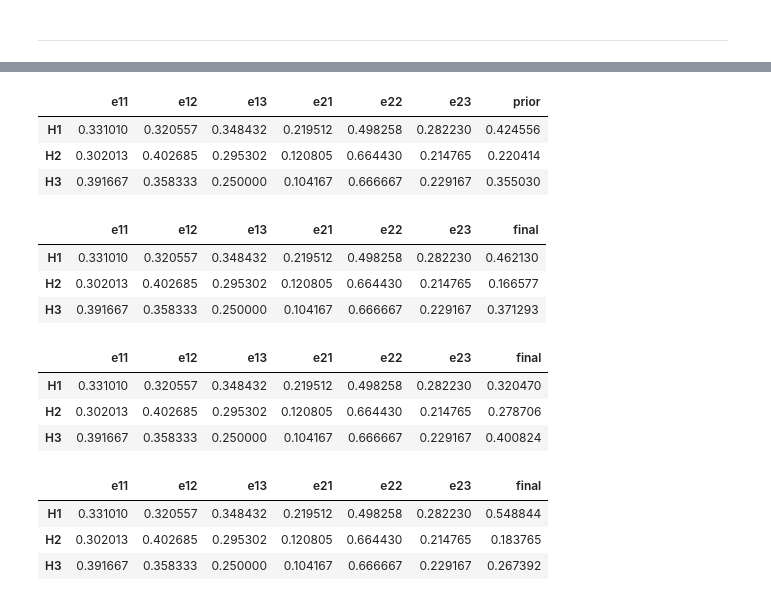
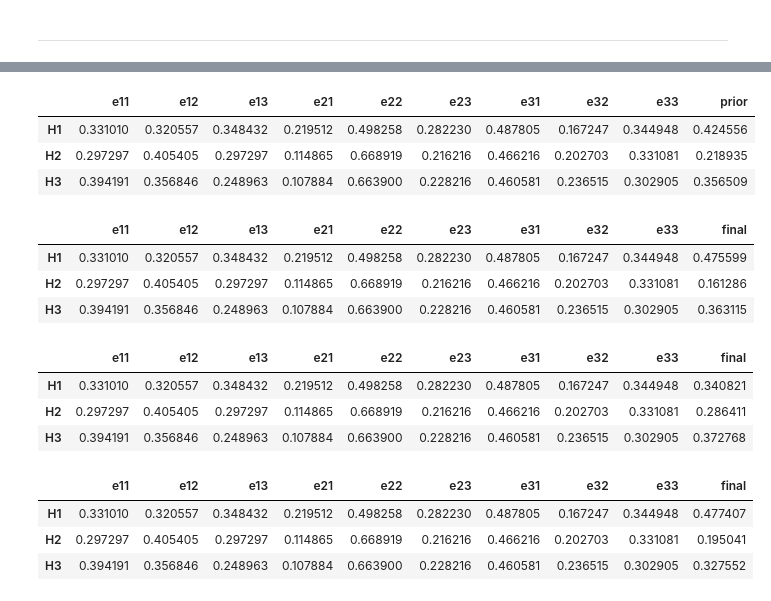
Before and after one commit to LRAbbade/bayes_table, a Jupyter notebook: bayes_table.ipynb, the cells around one changed output, grey strips where cells are left out. Drawn from its saved outputs; the diff is of its cells as text; code cells hidden in the pictures.

```diff
--- a/bayes_table.ipynb
+++ b/bayes_table.ipynb
@@ -142,4 +160,4 @@ for key in ['ibov', 'abev']:
 # %%
-df['return'] = df['abev'].shift(-3) / df['abev'] - 1
+df['return'] = df['abev_close'].shift(-3) / df['abev_close'] - 1
 df['y'] = df[f'return'].map(lambda v: -1 if v < -0.01 else 1 if v > 0.01 else 0)
 df = df.dropna()
@@ -145,0 +174,2 @@ df = df.dropna()
+# %%
+df['volume_per'] = df['abev_volume'] / df['abev_volume_ma']
@@ -145,0 +182,2 @@ df = df.dropna()
+# %%
+df['volume_signal'] = df['volume_per'].map(lambda v: -1 if v < 0.9 else 1 if v > 1.1 else 0)
@@ -171,7 +215,10 @@ def lambdas_for_h(h):
         p(df, 'abev_trend', 1, h),
         p(df, 'ibov_trend', -1, h),
         p(df, 'ibov_trend', 0, h),
-        p(df, 'ibov_trend', 1, h)
+        p(df, 'ibov_trend', 1, h),
+        p(df, 'volume_signal', -1, h),
+        p(df, 'volume_signal', 0, h),
+        p(df, 'volume_signal', 1, h)
     ]
 # %%
 lambdas = [
@@ -185,31 +232,31 @@ def prior(df, h):
 # %%
 priors = [prior(df, i) for i in [-1, 0, 1]]
 # %%
-table = BayesTable(lambdas, priors, 2)
+table = BayesTable(lambdas, priors, 3)
 table()
 # %% [output]
-|  | e11 | e12 | e13 | e21 | e22 | e23 | prior |
-| H1 | 0.331010 | 0.320557 | 0.348432 | 0.219512 | 0.498258 | 0.282230 | 0.424556 |
-| H2 | 0.302013 | 0.402685 | 0.295302 | 0.120805 | 0.664430 | 0.214765 | 0.220414 |
-| H3 | 0.391667 | 0.358333 | 0.250000 | 0.104167 | 0.666667 | 0.229167 | 0.355030 |
+|  | e11 | e12 | e13 | e21 | e22 | e23 | e31 | e32 | e33 | prior |
+| H1 | 0.331010 | 0.320557 | 0.348432 | 0.219512 | 0.498258 | 0.282230 | 0.487805 | 0.167247 | 0.344948 | 0.424556 |
+| H2 | 0.297297 | 0.405405 | 0.297297 | 0.114865 | 0.668919 | 0.216216 | 0.466216 | 0.202703 | 0.331081 | 0.218935 |
+| H3 | 0.394191 | 0.356846 | 0.248963 | 0.107884 | 0.663900 | 0.228216 | 0.460581 | 0.236515 | 0.302905 | 0.356509 |
 # %%
-table.evidences(['e11', 'e23'])
+table.evidences(['e11', 'e23', 'e31'])
 # %% [output]
-|  | e11 | e12 | e13 | e21 | e22 | e23 | final |
-| H1 | 0.331010 | 0.320557 | 0.348432 | 0.219512 | 0.498258 | 0.282230 | 0.462130 |
-| H2 | 0.302013 | 0.402685 | 0.295302 | 0.120805 | 0.664430 | 0.214765 | 0.166577 |
-| H3 | 0.391667 | 0.358333 | 0.250000 | 0.104167 | 0.666667 | 0.229167 | 0.371293 |
+|  | e11 | e12 | e13 | e21 | e22 | e23 | e31 | e32 | e33 | final |
+| H1 | 0.331010 | 0.320557 | 0.348432 | 0.219512 | 0.498258 | 0.282230 | 0.487805 | 0.167247 | 0.344948 | 0.475599 |
+| H2 | 0.297297 | 0.405405 | 0.297297 | 0.114865 | 0.668919 | 0.216216 | 0.466216 | 0.202703 | 0.331081 | 0.161286 |
+| H3 | 0.394191 | 0.356846 | 0.248963 | 0.107884 | 0.663900 | 0.228216 | 0.460581 | 0.236515 | 0.302905 | 0.363115 |
 # %%
-table.evidences(['e12', 'e22'])
+table.evidences(['e12', 'e22', 'e33'])
 # %% [output]
-|  | e11 | e12 | e13 | e21 | e22 | e23 | final |
-| H1 | 0.331010 | 0.320557 | 0.348432 | 0.219512 | 0.498258 | 0.282230 | 0.320470 |
-| H2 | 0.302013 | 0.402685 | 0.295302 | 0.120805 | 0.664430 | 0.214765 | 0.278706 |
-| H3 | 0.391667 | 0.358333 | 0.250000 | 0.104167 | 0.666667 | 0.229167 | 0.400824 |
+|  | e11 | e12 | e13 | e21 | e22 | e23 | e31 | e32 | e33 | final |
+| H1 | 0.331010 | 0.320557 | 0.348432 | 0.219512 | 0.498258 | 0.282230 | 0.487805 | 0.167247 | 0.344948 | 0.340821 |
+| H2 | 0.297297 | 0.405405 | 0.297297 | 0.114865 | 0.668919 | 0.216216 | 0.466216 | 0.202703 | 0.331081 | 0.286411 |
+| H3 | 0.394191 | 0.356846 | 0.248963 | 0.107884 | 0.663900 | 0.228216 | 0.460581 | 0.236515 | 0.302905 | 0.372768 |
 # %%
-table.evidences(['e13', 'e23'])
+table.evidences(['e13', 'e23', 'e32'])
 # %% [output]
-|  | e11 | e12 | e13 | e21 | e22 | e23 | final |
-| H1 | 0.331010 | 0.320557 | 0.348432 | 0.219512 | 0.498258 | 0.282230 | 0.548844 |
-| H2 | 0.302013 | 0.402685 | 0.295302 | 0.120805 | 0.664430 | 0.214765 | 0.183765 |
-| H3 | 0.391667 | 0.358333 | 0.250000 | 0.104167 | 0.666667 | 0.229167 | 0.267392 |
+|  | e11 | e12 | e13 | e21 | e22 | e23 | e31 | e32 | e33 | final |
+| H1 | 0.331010 | 0.320557 | 0.348432 | 0.219512 | 0.498258 | 0.282230 | 0.487805 | 0.167247 | 0.344948 | 0.477407 |
+| H2 | 0.297297 | 0.405405 | 0.297297 | 0.114865 | 0.668919 | 0.216216 | 0.466216 | 0.202703 | 0.331081 | 0.195041 |
+| H3 | 0.394191 | 0.356846 | 0.248963 | 0.107884 | 0.663900 | 0.228216 | 0.460581 | 0.236515 | 0.302905 | 0.327552 |
```
Also changed, not shown: parts of 11 cells of this notebook.
